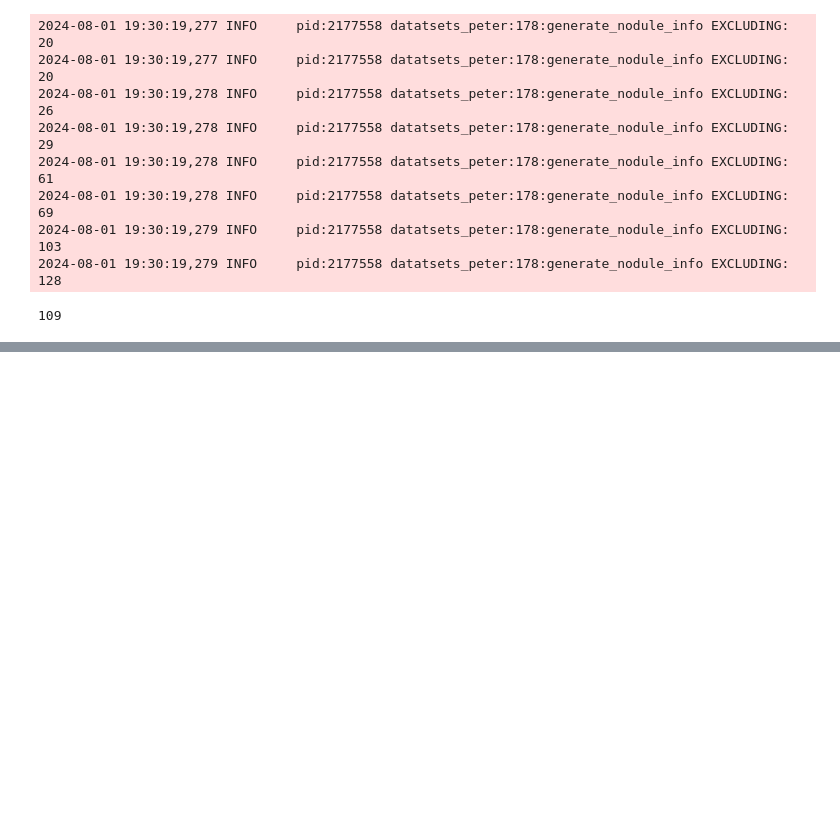
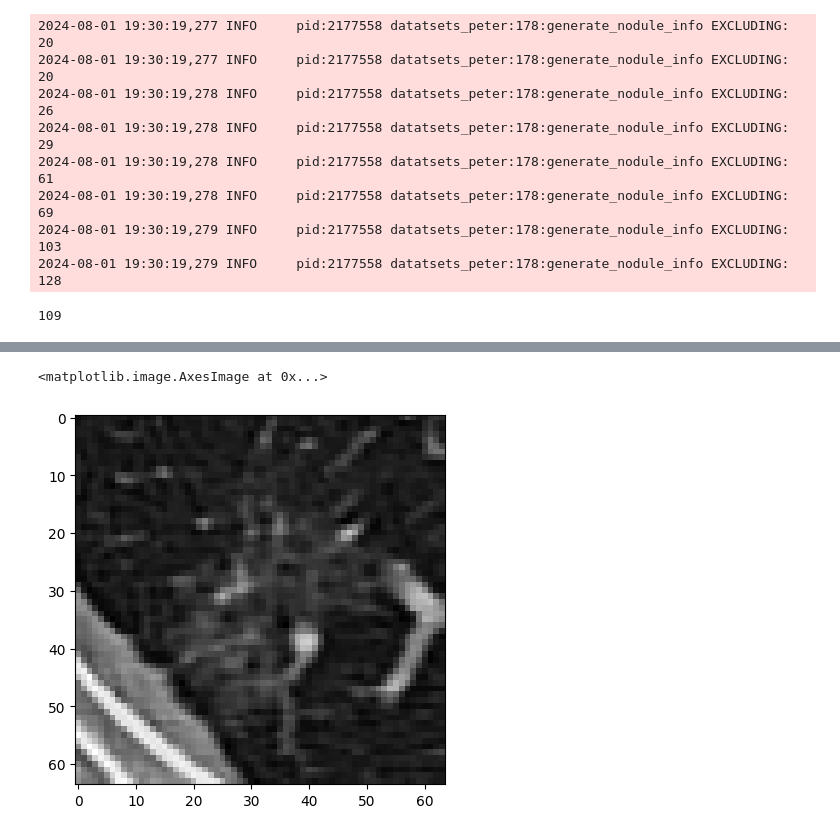
Before and after one commit to Pkaps25/nsclcrecurrence, a Jupyter notebook: ct_lung_class/scratch.ipynb, the cells around one changed output, grey strips where cells are left out. Cells and saved outputs as stored; diff of their text form; code cells hidden in the pictures; blank space fills up the shorter version.

```diff
--- a/ct_lung_class/scratch.ipynb
+++ b/ct_lung_class/scratch.ipynb
@@ -240,0 +285,23 @@ plt.imshow(arr[150], cmap="grey")
+# %%
+def resample_image(input_image: sitk.Image, output_size: int) -> sitk.Image:
+    resample = sitk.ResampleImageFilter()
+    original_size = input_image.GetSize()
+    original_spacing = input_image.GetSpacing()
+    # new_spacing = old_size * old_spacing / new_size
+    output_spacing = [
+        original_size[i] * original_spacing[i] / output_size for i in range(len(original_size))
+    ]
+    resample.SetOutputSpacing(output_spacing)
+    resample.SetSize([output_size]*3)
+    resample.SetOutputDirection(input_image.GetDirection())
+    resample.SetOutputOrigin(input_image.GetOrigin())
+    resample.SetTransform(sitk.Transform())
+    resample.SetDefaultPixelValue(input_image.GetPixelIDValue())
+    resample.SetInterpolator(sitk.sitkBSpline)
+    return resample.Execute(input_image)
+
+r = resample_image(sliced_img, 64)
+plt.imshow(sitk.GetArrayFromImage(r)[14], cmap="grey")
+# %% [output]
+<matplotlib.image.AxesImage at 0x...>
+[figure, added]
```
Also changed, not shown: parts of 13 cells of this notebook, 4 other files.
